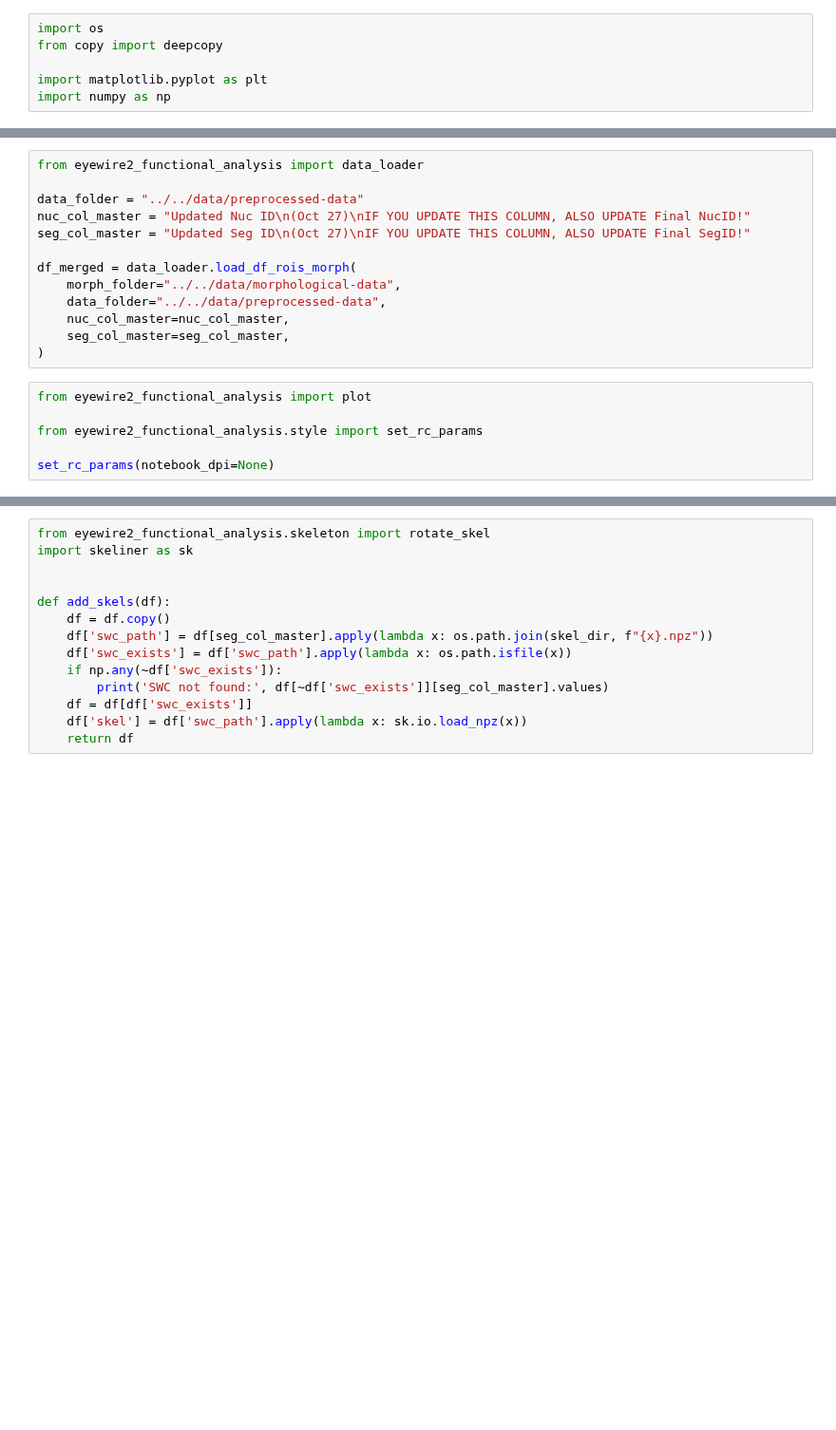
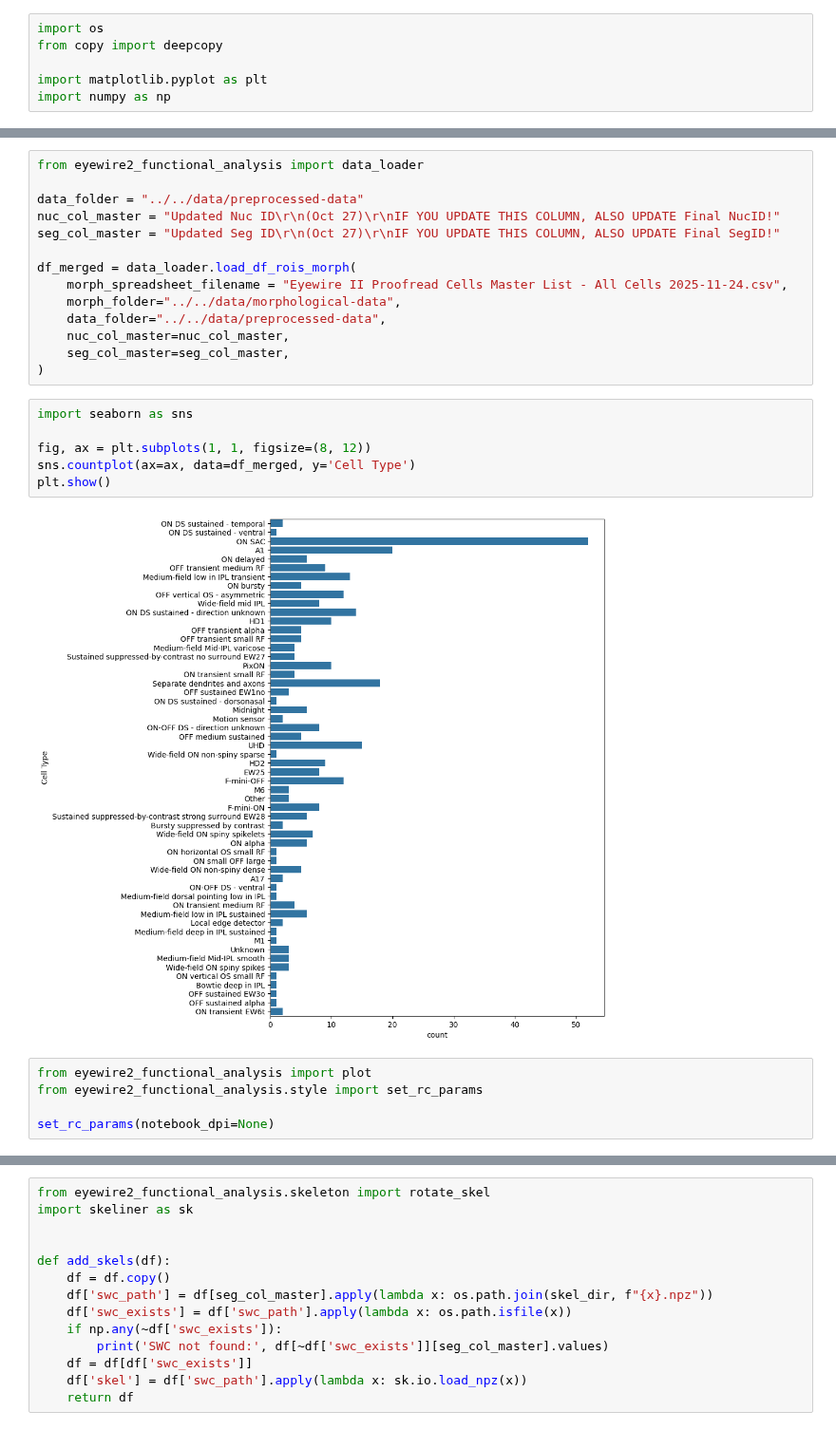
Before and after one commit to eyewire2/eyewire2-functional-analysis, a Jupyter notebook: notebooks/manuscript/Fig4 - part2.ipynb, the cells around one changed output, grey strips where cells are left out. Shown at 95% size. Saved outputs shown, nothing was run; the diff lists cells and outputs as text; blank space fills up the shorter version.

```diff
--- a/notebooks/manuscript/Fig4 - part2.ipynb
+++ b/notebooks/manuscript/Fig4 - part2.ipynb
@@ -14,18 +22,26 @@ print(len(swc_files))
 from eyewire2_functional_analysis import data_loader
 
 data_folder = "../../data/preprocessed-data"
-nuc_col_master = "Updated Nuc ID\n(Oct 27)\nIF YOU UPDATE THIS COLUMN, ALSO UPDATE Final NucID!"
-seg_col_master = "Updated Seg ID\n(Oct 27)\nIF YOU UPDATE THIS COLUMN, ALSO UPDATE Final SegID!"
+nuc_col_master = "Updated Nuc ID\r\n(Oct 27)\r\nIF YOU UPDATE THIS COLUMN, ALSO UPDATE Final NucID!"
+seg_col_master = "Updated Seg ID\r\n(Oct 27)\r\nIF YOU UPDATE THIS COLUMN, ALSO UPDATE Final SegID!"
 
 df_merged = data_loader.load_df_rois_morph(
+    morph_spreadsheet_filename = "Eyewire II Proofread Cells Master List - All Cells 2025-11-24.csv",
     morph_folder="../../data/morphological-data",
     data_folder="../../data/preprocessed-data",
     nuc_col_master=nuc_col_master,
     seg_col_master=seg_col_master,
 )
+# %%
+import seaborn as sns
+
+fig, ax = plt.subplots(1, 1, figsize=(8, 12))
+sns.countplot(ax=ax, data=df_merged, y='Cell Type')
+plt.show()
+# %% [output]
+[figure, added]
 # %%
 from eyewire2_functional_analysis import plot
-
 from eyewire2_functional_analysis.style import set_rc_params
 
 set_rc_params(notebook_dpi=None)
```
Also changed, not shown: parts of 6 cells of this notebook, 7 other files.
